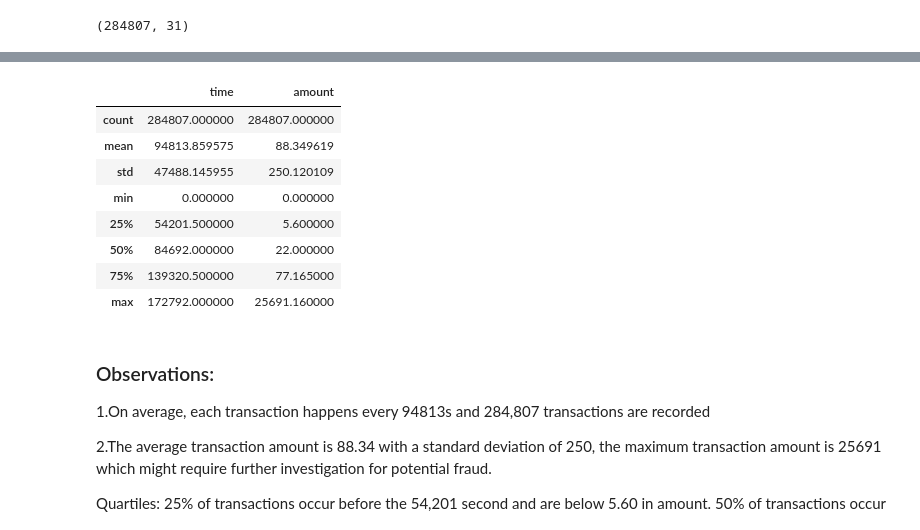
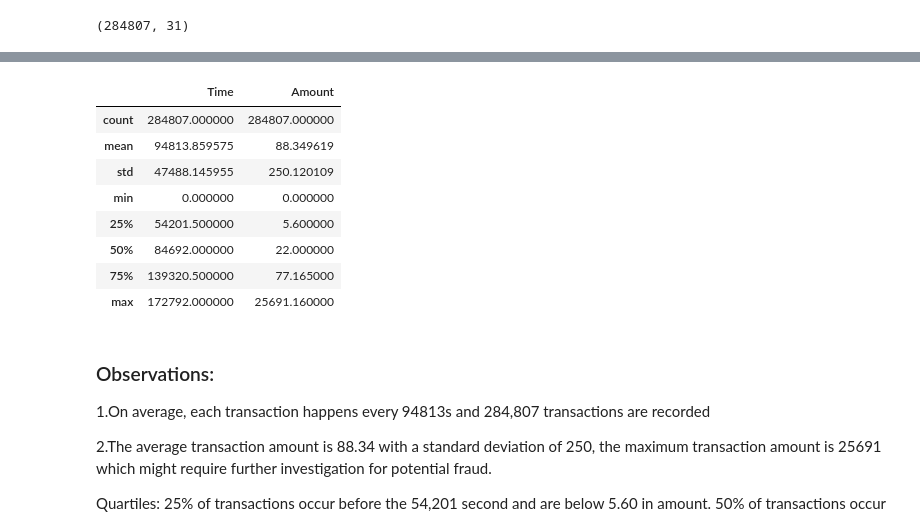
Before and after one commit to WildCodeWolf/Your-Data-Is-Mine, a Jupyter notebook: CreditCardEDA.ipynb, the cells around one changed output, grey strips where cells are left out. Drawn from its saved outputs; the diff is of its cells as text; code cells hidden in the pictures.

```diff
--- a/CreditCardEDA.ipynb
+++ b/CreditCardEDA.ipynb
@@ -39,6 +39,3 @@ Index(['Time', 'V1', 'V2', 'V3', 'V4', 'V5', 'V6', 'V7', 'V8', 'V9', 'V10',
        'V21', 'V22', 'V23', 'V24', 'V25', 'V26', 'V27', 'V28', 'Amount',
        'Class'],
       dtype='object')
-# %%
-df.columns = df.columns.str.lower()
-df.head()
@@ -116,9 +115,9 @@ df.describe()
 | max | 172792.000000 | 2.454930e+00 | 2.205773e+01 | 9.382558e+00 | 1.687534e+01 | 3.480167e+01 | 7.330163e+01 | 1.205895e+02 | 2.000721e+01 | 1.559499e+01 | ... | ... |
 8 rows × 31 columns
 # %%
-df[['time','amount']].describe()
+df[['Time','Amount']].describe()
 # %% [output]
-|  | time | amount |
+|  | Time | Amount |
 | count | 284807.000000 | 284807.000000 |
 | mean | 94813.859575 | 88.349619 |
 | std | 47488.145955 | 250.120109 |
```
Also changed, not shown: parts of 35 cells of this notebook.
